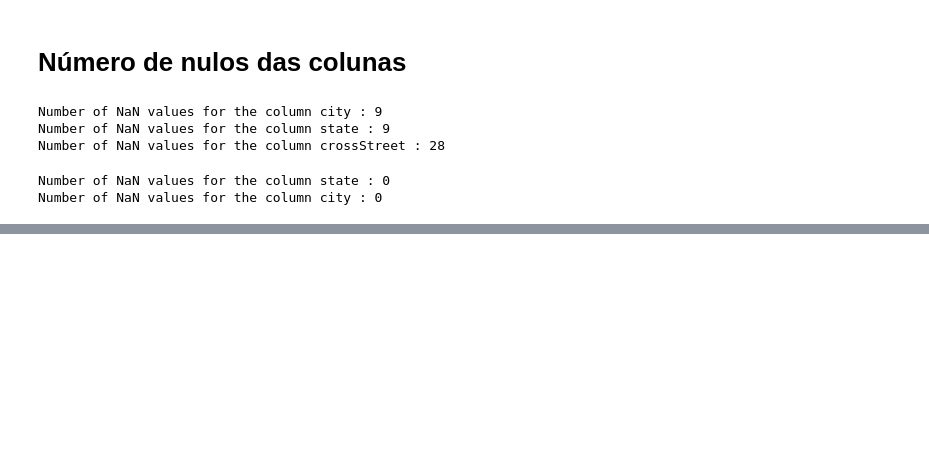
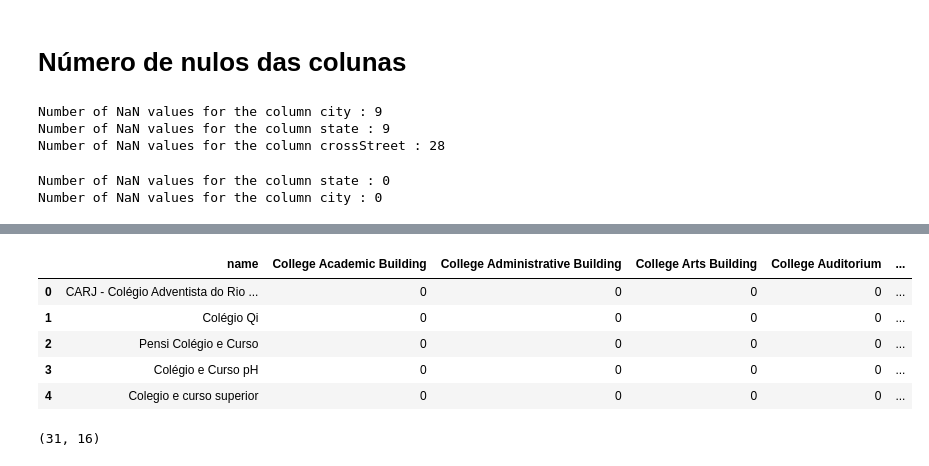
Before and after one commit to SamiraHabib/Coursera_Capstone, a Jupyter notebook: Coursera_Capstone.ipynb, the cells around one changed output, grey strips where cells are left out. Saved outputs shown, nothing was run; the diff lists cells and outputs as text; code cells hidden in the pictures; blank space fills up the shorter version.

```diff
--- a/Coursera_Capstone.ipynb
+++ b/Coursera_Capstone.ipynb
@@ -344,0 +384,23 @@ Name: categories, dtype: int64
+# %%
+# one hot encoding
+df_school_onehot = pd.get_dummies(df_school_filtered[['categories']], prefix="", prefix_sep="")
+
+# add neighborhood column back to dataframe
+df_school_onehot['name'] = df_school_filtered['name']
+
+# move neighborhood column to the first column
+fixed_columns = [df_school_onehot.columns[-1]] + list(df_school_onehot.columns[:-1])
+df_school_onehot = df_school_onehot[fixed_columns]
+
+df_school_onehot.head()
+# %% [output]
+|  | name | College Academic Building | College Administrative Building | College Arts Building | College Auditorium | ... |
+| 0 | CARJ - Colégio Adventista do Rio ... | 0 | 0 | 0 | 0 | ... |
+| 1 | Colégio Qi | 0 | 0 | 0 | 0 | ... |
+| 2 | Pensi Colégio e Curso | 0 | 0 | 0 | 0 | ... |
+| 3 | Colégio e Curso pH | 0 | 0 | 0 | 0 | ... |
+| 4 | Colegio e curso superior | 0 | 0 | 0 | 0 | ... |
+# %%
+df_school_onehot.shape
+# %% [output]
+(31, 16)
```
Also changed, not shown: parts of 13 cells of this notebook.
